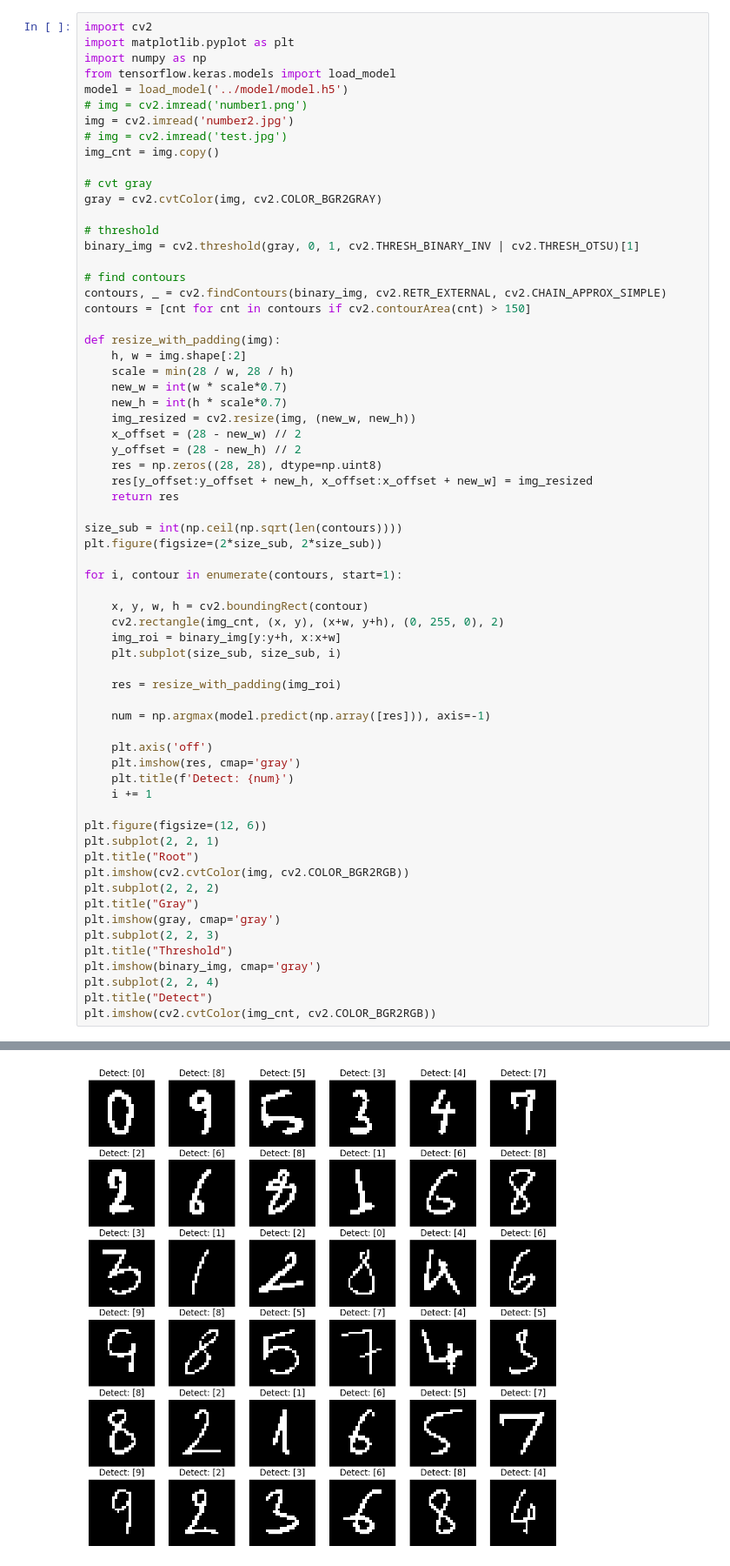
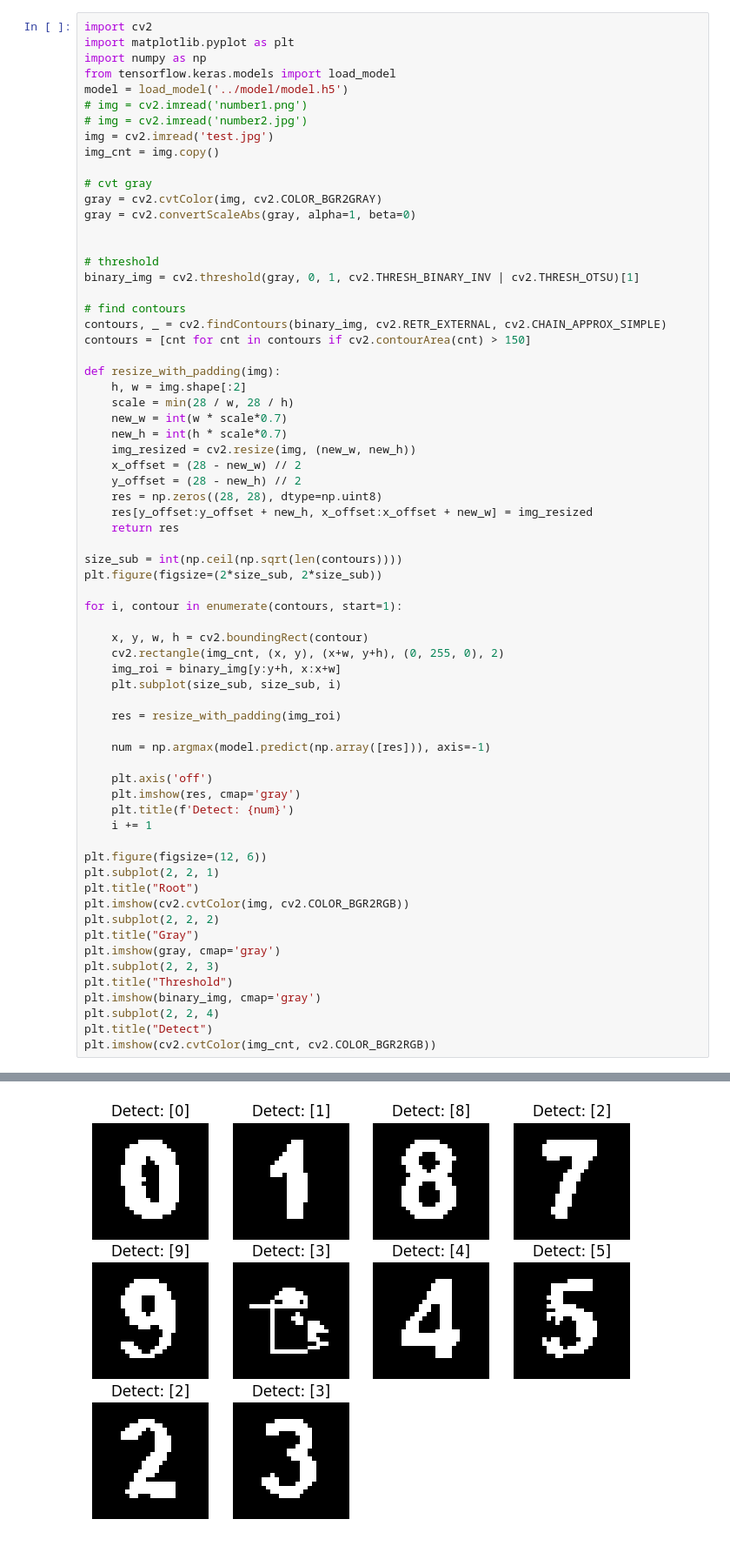
Before and after one commit to Dinameo/mnist_cnn, a Jupyter notebook: src/digiDetect.ipynb, the cells around one changed output, grey strips where cells are left out. Shown at 87% size. Saved outputs shown, nothing was run; the diff lists cells and outputs as text.

```diff
--- a/src/digiDetect.ipynb
+++ b/src/digiDetect.ipynb
@@ -5,12 +5,14 @@ import numpy as np
 from tensorflow.keras.models import load_model
 model = load_model('../model/model.h5')
 # img = cv2.imread('number1.png')
-img = cv2.imread('number2.jpg')
-# img = cv2.imread('test.jpg')
+# img = cv2.imread('number2.jpg')
+img = cv2.imread('test.jpg')
 img_cnt = img.copy()
 
 # cvt gray
 gray = cv2.cvtColor(img, cv2.COLOR_BGR2GRAY)
+gray = cv2.convertScaleAbs(gray, alpha=1, beta=0)
+
 
 # threshold
 binary_img = cv2.threshold(gray, 0, 1, cv2.THRESH_BINARY_INV | cv2.THRESH_OTSU)[1]
@@ -85,2 +80,2 @@ WARNING:absl:Compiled the loaded model, but the compiled metrics have yet to be
 <matplotlib.image.AxesImage at 0x...>
-[figure, old version]
+[figure, new version]
```
Also changed, not shown: parts of 1 cell of this notebook.
